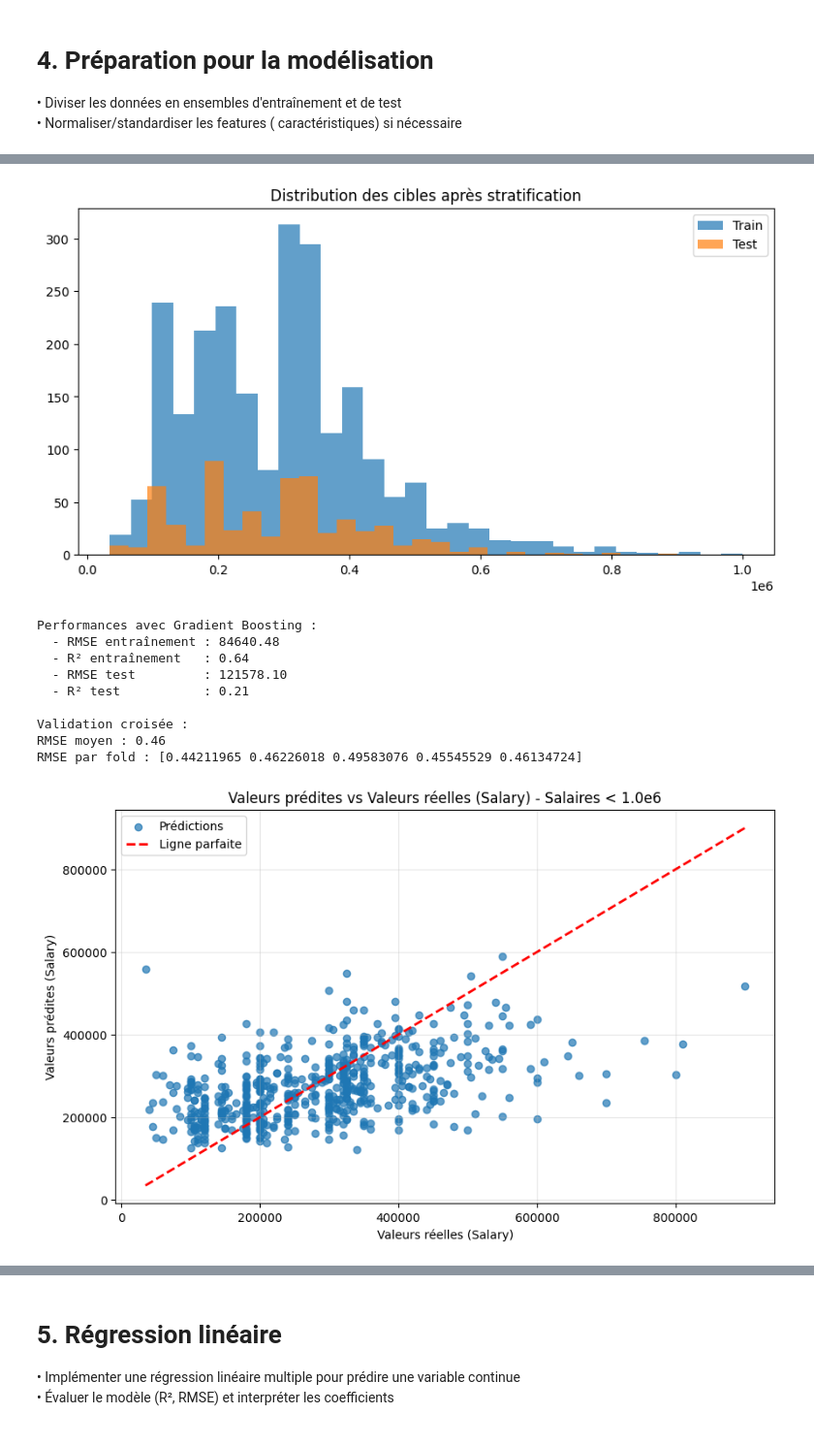
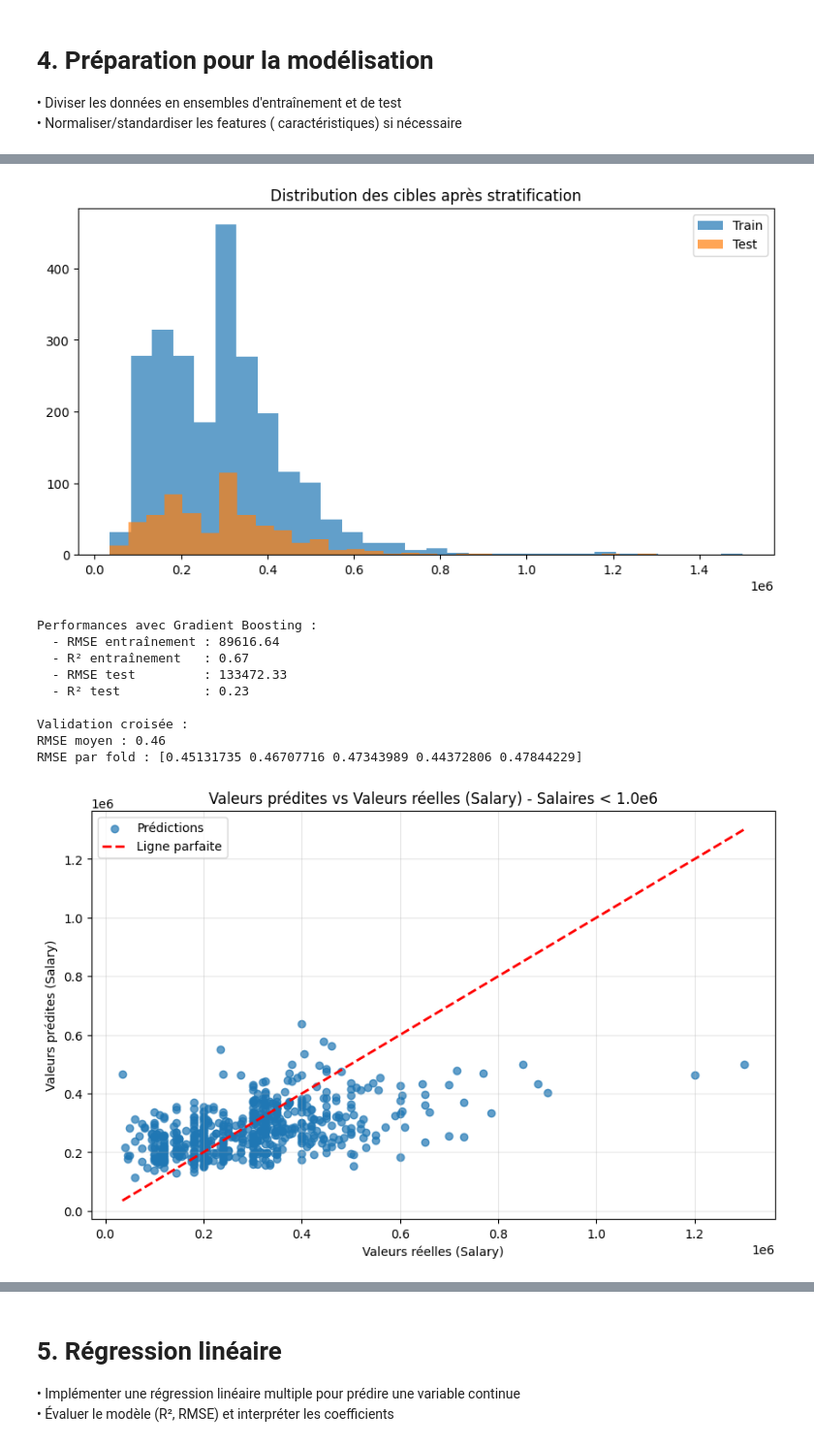
Before and after one commit to MGentieu/Projet_python_data, a Jupyter notebook: Notebook_projet.ipynb, the cells around one changed output, grey strips where cells are left out. Shown at 97% size. Drawn from its saved outputs; the diff is of its cells as text; code cells hidden in the pictures.

```diff
--- a/Notebook_projet.ipynb
+++ b/Notebook_projet.ipynb
@@ -435,6 +435,5 @@ Passing `palette` without assigning `hue` is deprecated and will be removed in v
 • Diviser les données en ensembles d'entraînement et de test <br>
 • Normaliser/standardiser les features ( caractéristiques) si nécessaire
 # %%
-print("Taille initiale du DataFrame:", df.shape)
-df = df[df['Salary'] <= 1000000]
-print("Taille après filtrage:", df.shape)
+mean_salary = df['Salary'].mean()
+df['Salary'] = df['Salary'].apply(lambda x: mean_salary if x > 1500000 else x)
@@ -446,7 +442,7 @@ Taille après filtrage: (2963, 35)
 specialization_counts = df['Specialization'].value_counts()
 
 # Identification des spécialisations avec moins de 20 occurrences
-rare_specializations = specialization_counts[specialization_counts < 20].index
+rare_specializations = specialization_counts[specialization_counts < 25].index
 
 # Remplacement des spécialisations rares par 'others'
 df['Specialization'] = df['Specialization'].apply(lambda x: 'others' if x in rare_specializations else x)
@@ -500,7 +495,7 @@ YearOfBirth              0
 dtype: int64
 # %%
 # Suppression des colonnes avec corrélation négative notable ou inutiles
-columns_to_remove = ['ID', 'CollegeID']
+columns_to_remove = ['ID', 'CollegeID','GraduationYear']
 
 df = df.drop(columns=columns_to_remove)
 
@@ -556,9 +551,7 @@ for col in categorical_columns:
     X_train[col] = X_train[col].replace('0', 'unknown')
     X_test[col] = X_test[col].replace('0', 'unknown')
     rare_threshold = 10
-    rare_categories = X_train[col].value_counts()[X_train[col].value_counts() < rare_threshold].index
-    X_train[col] = X_train[col].apply(lambda x: x if x not in rare_categories else 'other')
-    X_test[col] = X_test[col].apply(lambda x: x if x in X_train[col].unique() else 'other')
+
 
 # Transformation des colonnes datetime
 for col in datetime_columns:
@@ -603,44 +596,44 @@ train_r2 = r2_score(y_train, y_train_pred)
 test_r2 = r2_score(y_test, y_test_pred)
 
 print(f"Performances avec Gradient Boosting :")
 print(f"  - RMSE entraînement : {train_rmse:.2f}")
 print(f"  - R² entraînement   : {train_r2:.2f}")
 print(f"  - RMSE test         : {test_rmse:.2f}")
 print(f"  - R² test           : {test_r2:.2f}")
 
 # Validation croisée
 cv = KFold(n_splits=5, shuffle=True, random_state=42)
 cv_scores = cross_val_score(gb_model, X_train_selected, y_train_log, cv=cv, scoring='neg_mean_squared_error')
 cv_rmse_scores = np.sqrt(-cv_scores)
 
 print("\nValidation croisée :")
 print(f"RMSE moyen : {cv_rmse_scores.mean():.2f}")
 print(f"RMSE par fold : {cv_rmse_scores}")
 
 # Créer le graphique filtré
 plt.figure(figsize=(10, 6))
 plt.scatter(y_test, y_test_pred, alpha=0.7, label="Prédictions")
 plt.plot([y_test.min(), y_test.max()],
          [y_test.min(), y_test.max()],
          color='red', linestyle='--', linewidth=2, label="Ligne parfaite")
 plt.title("Valeurs prédites vs Valeurs réelles (Salary) - Salaires < 1.0e6")
 plt.xlabel("Valeurs réelles (Salary)")
 plt.ylabel("Valeurs prédites (Salary)")
 plt.legend()
 plt.grid(alpha=0.3)
 plt.show()
 # %% [output]
-[figure, old version]
+[figure, new version]
 Performances avec Gradient Boosting :
-  - RMSE entraînement : 84640.48
-  - R² entraînement   : 0.64
-  - RMSE test         : 121578.10
-  - R² test           : 0.21
+  - RMSE entraînement : 89616.64
+  - R² entraînement   : 0.67
+  - RMSE test         : 133472.33
+  - R² test           : 0.23
 
 Validation croisée :
 RMSE moyen : 0.46
-RMSE par fold : [0.44211965 0.46226018 0.49583076 0.45545529 0.46134724]
+RMSE par fold : [0.45131735 0.46707716 0.47343989 0.44372806 0.47844229]
-[figure, old version]
+[figure, new version]
 # %%
 # Importance des caractéristiques après le SelectFromModel
 importances = feature_selector.estimator_.feature_importances_
```
Also changed, not shown: parts of 6 cells of this notebook.
